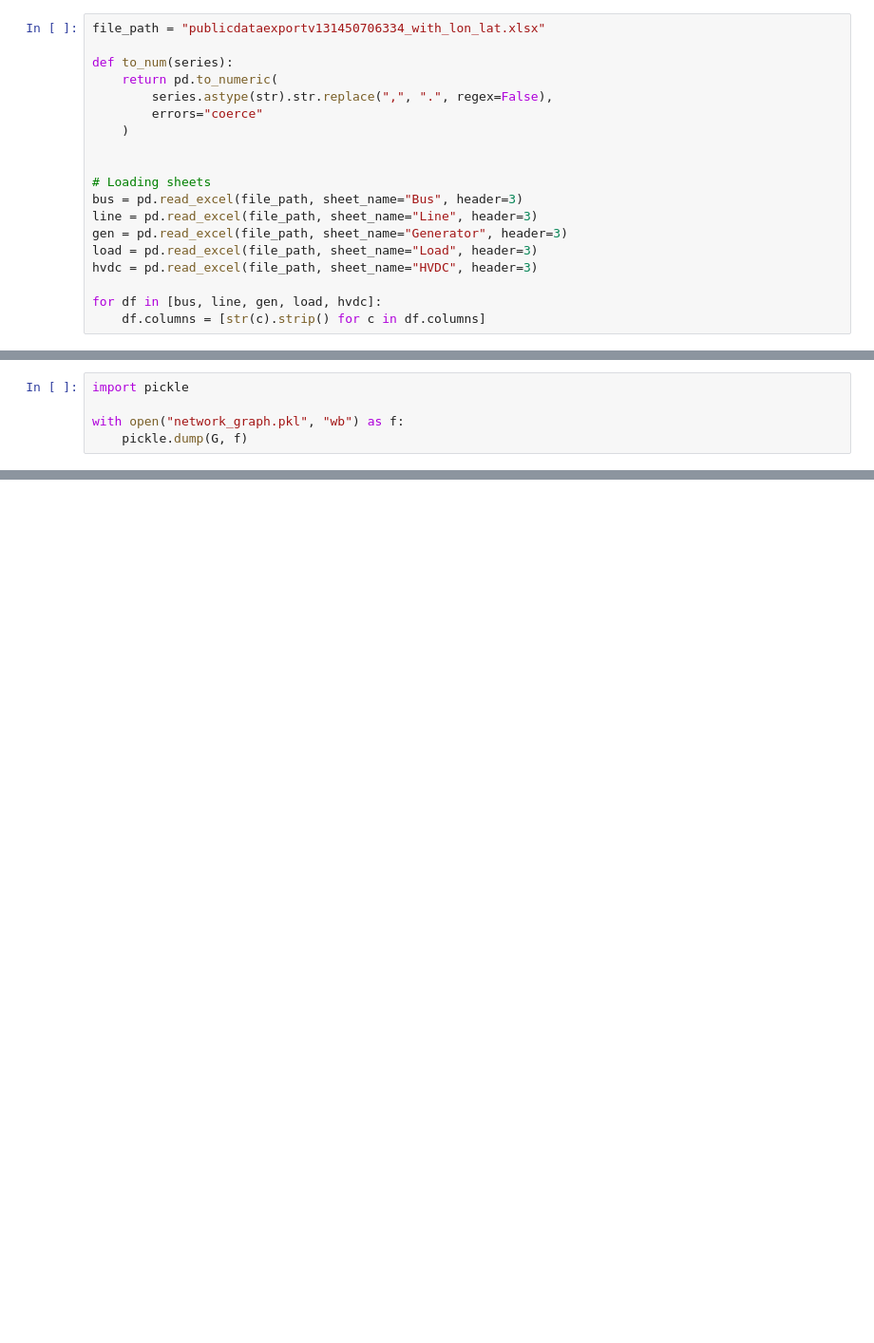
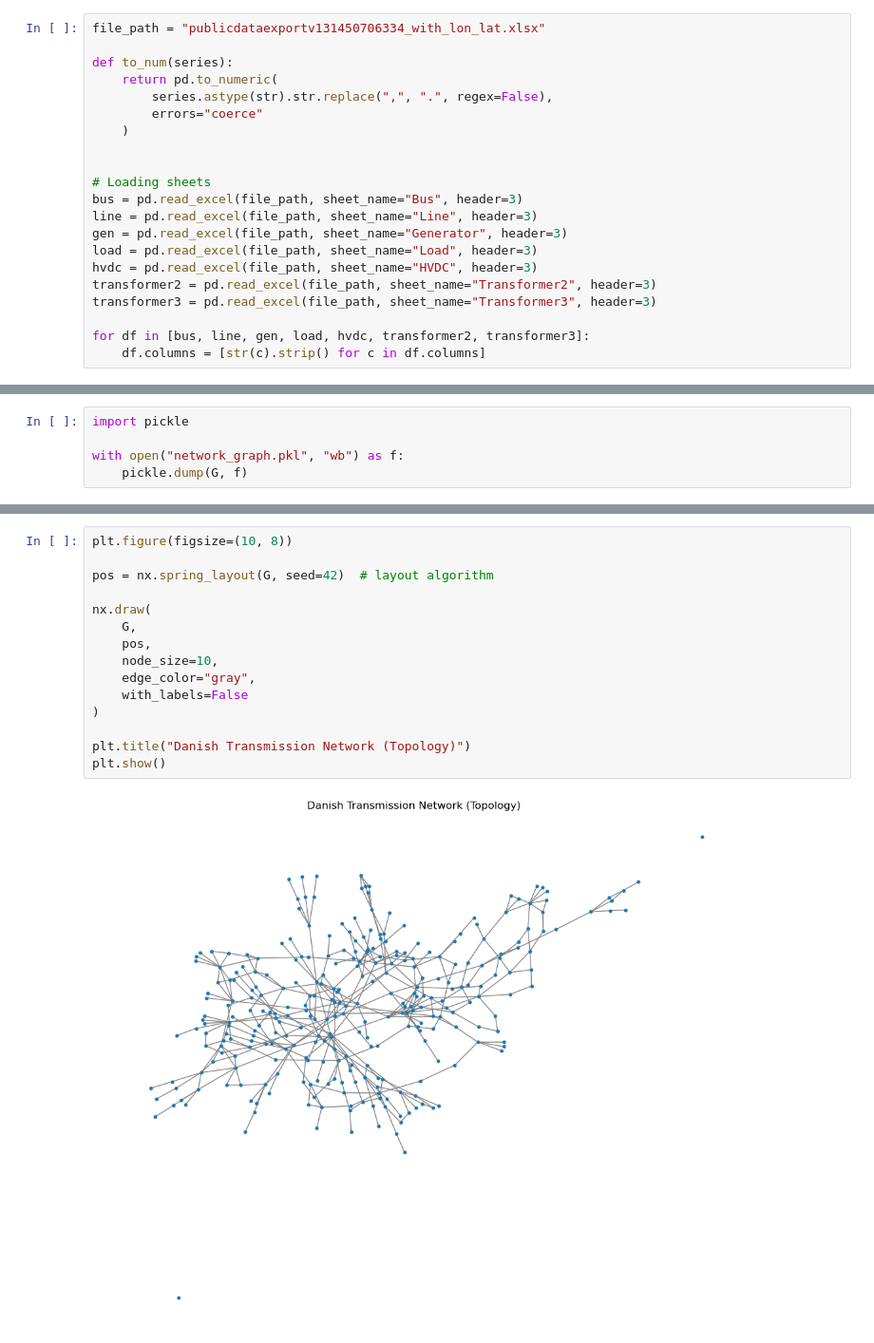
Before and after one commit to Signedue/Critical-Energy-Infrastructure-Under-Hybrid-War-Scenarios, a Jupyter notebook: NetworkGraph.ipynb, the cells around one changed output, grey strips where cells are left out. Shown at 95% size. Cells and saved outputs as stored; diff of their text form; blank space fills up the shorter version.

Commit message:
added missing edges

```diff
--- a/NetworkGraph.ipynb
+++ b/NetworkGraph.ipynb
@@ -40,6 +41,8 @@ line = pd.read_excel(file_path, sheet_name="Line", header=3)
 gen = pd.read_excel(file_path, sheet_name="Generator", header=3)
 load = pd.read_excel(file_path, sheet_name="Load", header=3)
 hvdc = pd.read_excel(file_path, sheet_name="HVDC", header=3)
+transformer2 = pd.read_excel(file_path, sheet_name="Transformer2", header=3)
+transformer3 = pd.read_excel(file_path, sheet_name="Transformer3", header=3)
 
-for df in [bus, line, gen, load, hvdc]:
+for df in [bus, line, gen, load, hvdc, transformer2, transformer3]:
     df.columns = [str(c).strip() for c in df.columns]
@@ -335,0 +419,17 @@ with open("network_graph.pkl", "wb") as f:
+# %%
+plt.figure(figsize=(10, 8))
+
+pos = nx.spring_layout(G, seed=42)  # layout algorithm
+
+nx.draw(
+    G,
+    pos,
+    node_size=10,
+    edge_color="gray",
+    with_labels=False
+)
+
+plt.title("Danish Transmission Network (Topology)")
+plt.show()
+# %% [output]
+[figure, added]
```
Also changed, not shown: parts of 9 cells of this notebook, 3 other files.
